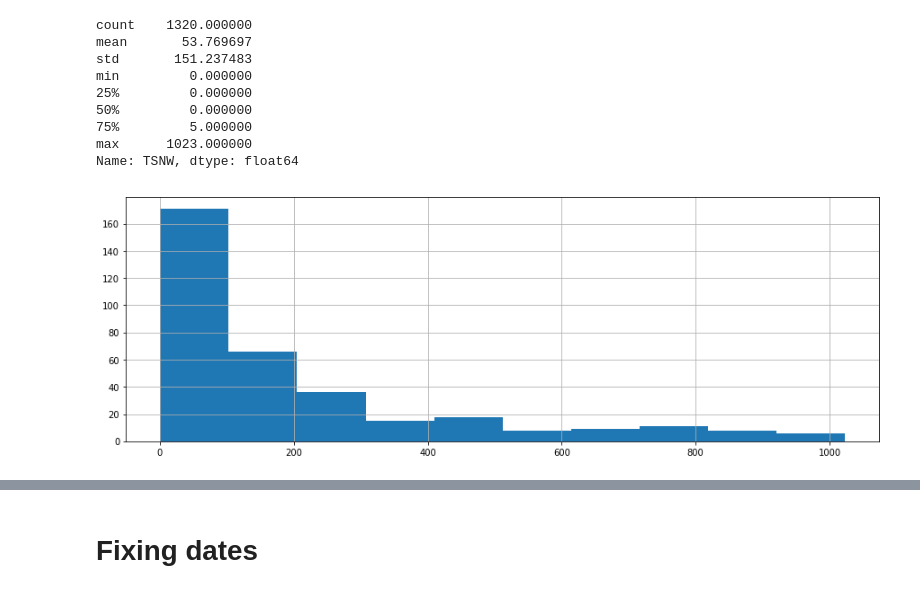
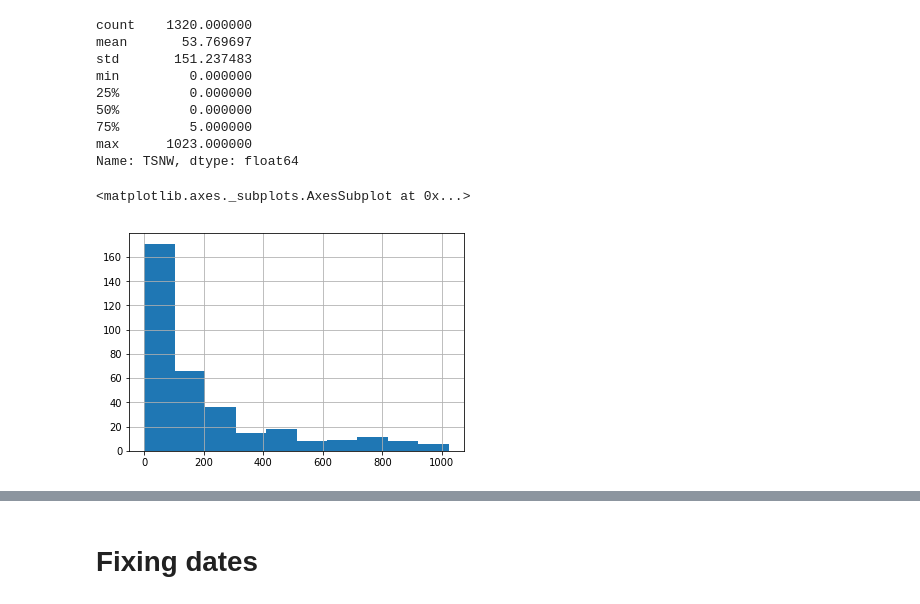
Before and after one commit to amspython/ams_tutorials, a Jupyter notebook: ams2018.ipynb, the cells around one changed output, grey strips where cells are left out. Drawn from its saved outputs; the diff is of its cells as text; code cells hidden in the pictures.

```diff
--- a/ams2018.ipynb
+++ b/ams2018.ipynb
@@ -110,13 +131,14 @@ min         0.000000
 75%         5.000000
 max      1023.000000
 Name: TSNW, dtype: float64
-# %%
-%matplotlib inline
-import matplotlib.pyplot as plt
-fig, ax = plt.subplots(figsize=(15,5))
-(ghcn['TSNW']).hist(range=[0.5,1023], ax=ax)
-plt.show()
-# %% [output]
-[figure, removed]
+# %%
+#use matplotlib inline to show images in the notebook
+%matplotlib inline
+
+# plot the histogram of the TSNW column
+ghcn['TSNW'].hist(range=[0.5,1023])
+# %% [output]
+<matplotlib.axes._subplots.AxesSubplot at 0x...>
+[figure, added]
 # %%
 #summary for entire dataset
```
Also changed, not shown: parts of 69 cells of this notebook, 5 other files.
